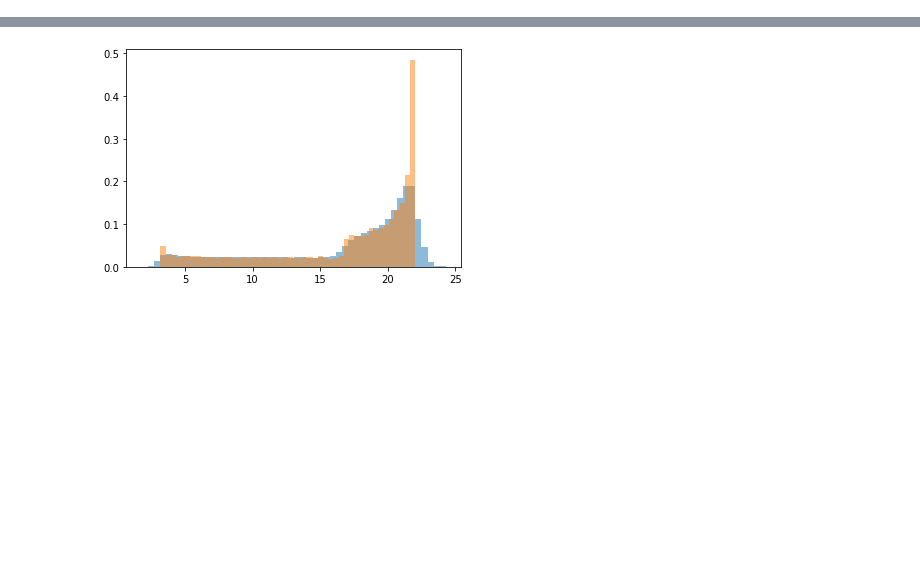
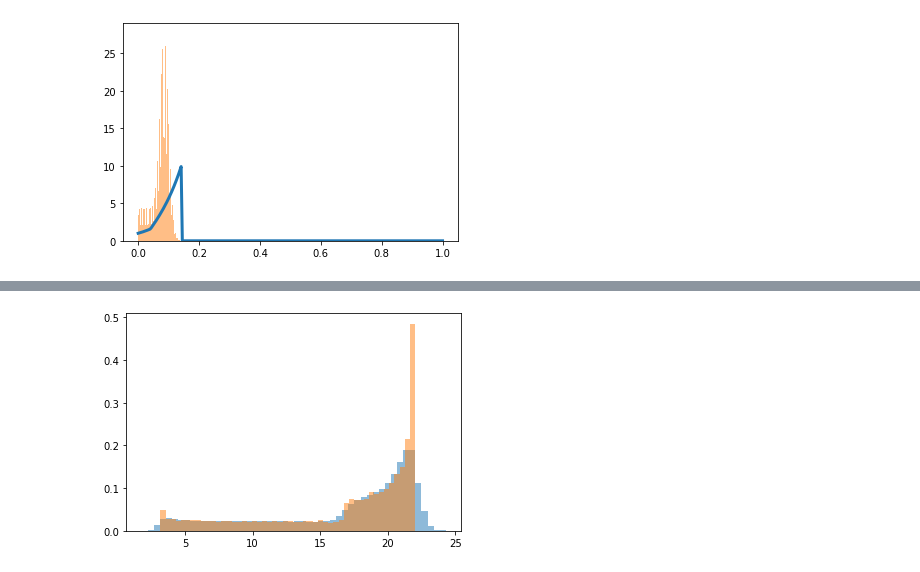
Before and after one commit to ClusterDuck123/ringity, a Jupyter notebook: notebooks/degree_distribution.ipynb, the cells around one changed output, grey strips where cells are left out. Cells and saved outputs as stored; diff of their text form; code cells hidden in the pictures; blank space fills up the shorter version.

Commit message:
started with compound distribution

```diff
--- a/notebooks/degree_distribution.ipynb
+++ b/notebooks/degree_distribution.ipynb
@@ -43,0 +49,15 @@ plt.hist(obs_deg_dist, bins=50, alpha=0.5, density=True);
+# %%
+@np.vectorize
+def deg_distribution(t, a, rho, beta):
+    return quad(lambda theta : rng.pdf_delay(theta, parameter=beta, parameter_type='delay')*
+                               rng.pdf_conditional_probability(t, theta=theta, a=a, rho=rho,
+                                                               parameter=beta, parameter_type='delay'),
+                0, 1)[0]
+# %%
+x = np.linspace(0, 1, 2**8)
+y = deg_distribution(x, a=a, rho=rho, beta=beta)
+# %%
+plt.plot(x,y, linewidth=3)
+plt.hist(obs_deg_dist/N, 50, alpha=0.5, density=True);
+# %% [output]
+[figure, added]
```
Also changed, not shown: parts of 11 cells of this notebook, 1 other file.
